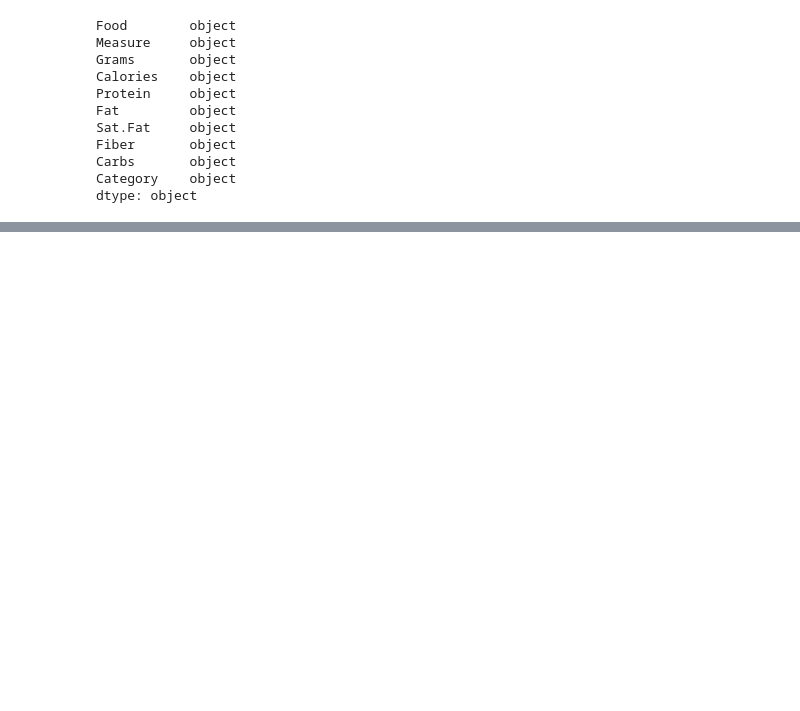
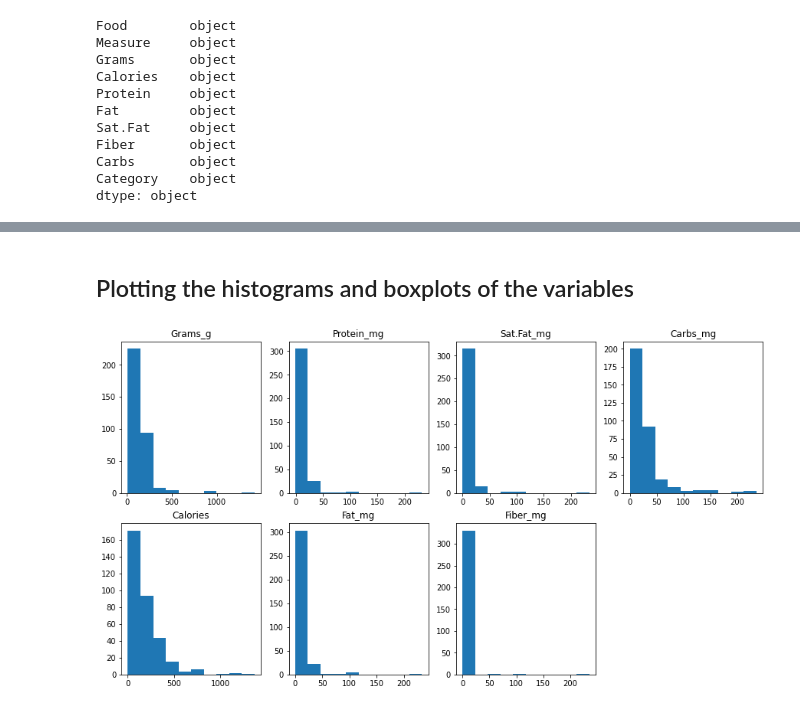
Before and after one commit to AllanRPetersen/Predicting-Food-Prices, a Jupyter notebook: notebooks/adrian_nutrients.ipynb, the cells around one changed output, grey strips where cells are left out. Drawn from its saved outputs; the diff is of its cells as text; code cells hidden in the pictures; blank space fills up the shorter version.

```diff
--- a/notebooks/adrian_nutrients.ipynb
+++ b/notebooks/adrian_nutrients.ipynb
@@ -64,0 +80,5 @@ nutrients_df
+# %%
+
+nutrients_df.loc[:,'Grams':'Carbs'] = nutrients_df.loc[:,'Grams':'Carbs'].apply(lambda x: x.str.replace(',', ''))
+nutrients_df.loc[:,'Grams':'Carbs'] = nutrients_df.loc[:,'Grams':'Carbs'].apply(lambda x: pd.to_numeric(x, downcast='float', errors='coerce'))
+nutrients_df.loc[:,'Grams':'Carbs'] = nutrients_df.loc[:,'Grams':'Carbs'].apply(lambda x: x.astype(float))
@@ -98,0 +136,13 @@ TypeError: unsupported operand type(s) for +: 'numpy.dtype' and 'numpy.dtype'
+# %%
+imp = SimpleImputer(missing_values=np.nan, strategy='mean')
+
+#imp.fit(nutrients_df[['Fat']])
+nutrients_df['Calories'] = imp.fit_transform(nutrients_df[['Calories']])
+nutrients_df['Protein'] = imp.fit_transform(nutrients_df[['Protein']])
+nutrients_df['Fat'] = imp.fit_transform(nutrients_df[['Fat']])
+nutrients_df['Sat.Fat'] = imp.fit_transform(nutrients_df[['Sat.Fat']])
+nutrients_df['Fiber'] = imp.fit_transform(nutrients_df[['Fiber']])
+nutrients_df['Carbs'] = imp.fit_transform(nutrients_df[['Carbs']])
+
+
+nutrients_df.isnull().sum()/len(nutrients_df)
@@ -98,0 +161,30 @@ TypeError: unsupported operand type(s) for +: 'numpy.dtype' and 'numpy.dtype'
+# %% [markdown]
+## Plotting the histograms and boxplots of the variables
+# %%
+fig, axs = plt.subplots(2,4,sharex=False,figsize=(15,8))
+
+
+axs[0,0].hist(nutrients_df['Grams'])
+axs[0,0].set_title('Grams_g')
+
+axs[1,0].hist(nutrients_df['Calories'])
+axs[1,0].set_title('Calories')
+
+axs[0,1].hist(nutrients_df['Protein'])
+axs[0,1].set_title('Protein_mg')
+
+axs[1,1].hist(nutrients_df['Fat'])
+axs[1,1].set_title('Fat_mg')
+
+axs[0,2].hist(nutrients_df['Sat.Fat'])
+axs[0,2].set_title('Sat.Fat_mg')
+
+axs[1,2].hist(nutrients_df['Fiber'])
+axs[1,2].set_title('Fiber_mg')
+
+axs[0,3].hist(nutrients_df['Carbs'])
+axs[0,3].set_title('Carbs_mg')
+
+axs[1,3].remove()
+# %% [output]
+[figure, added]
```
Also changed, not shown: parts of 18 cells of this notebook.
